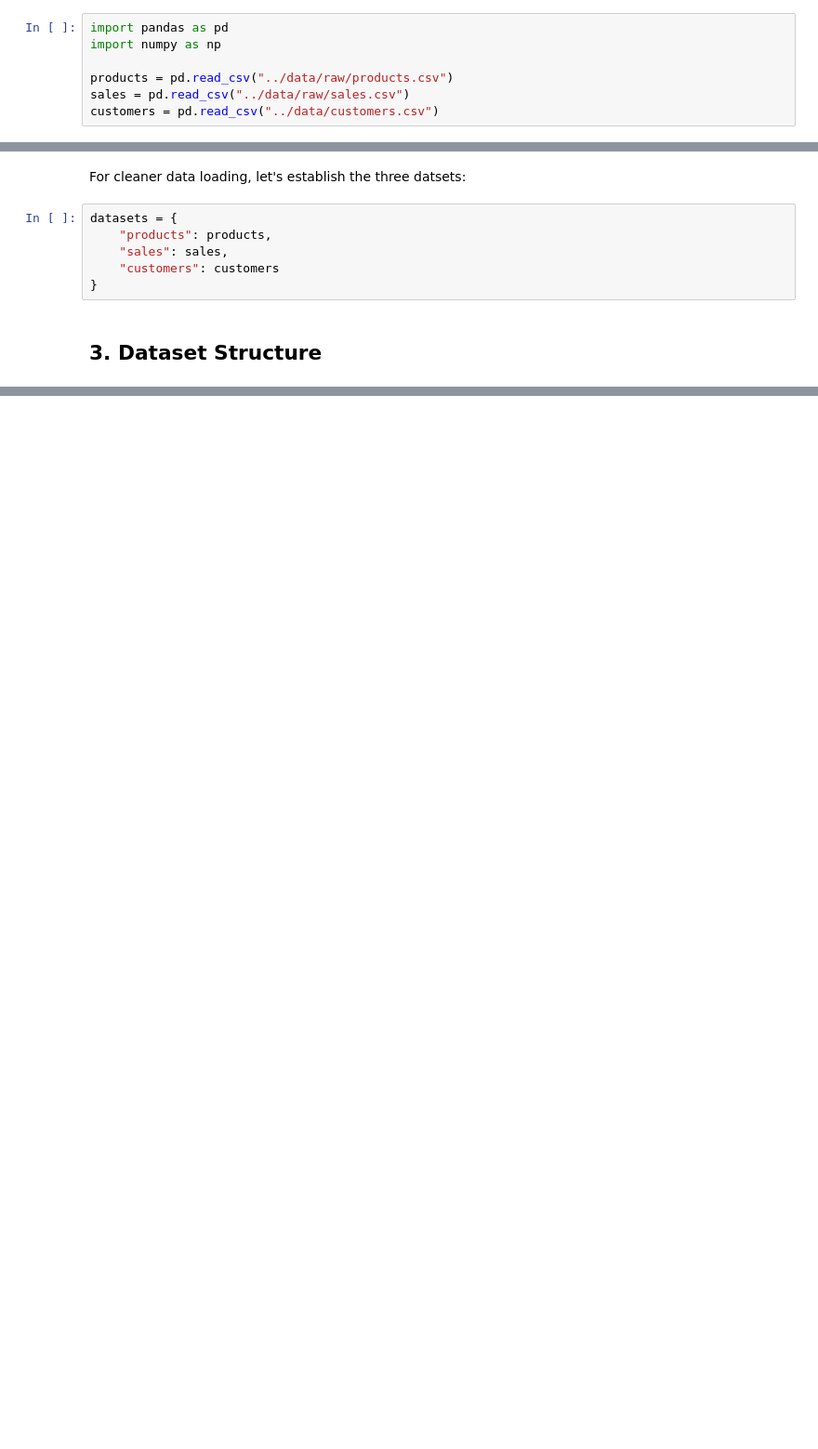
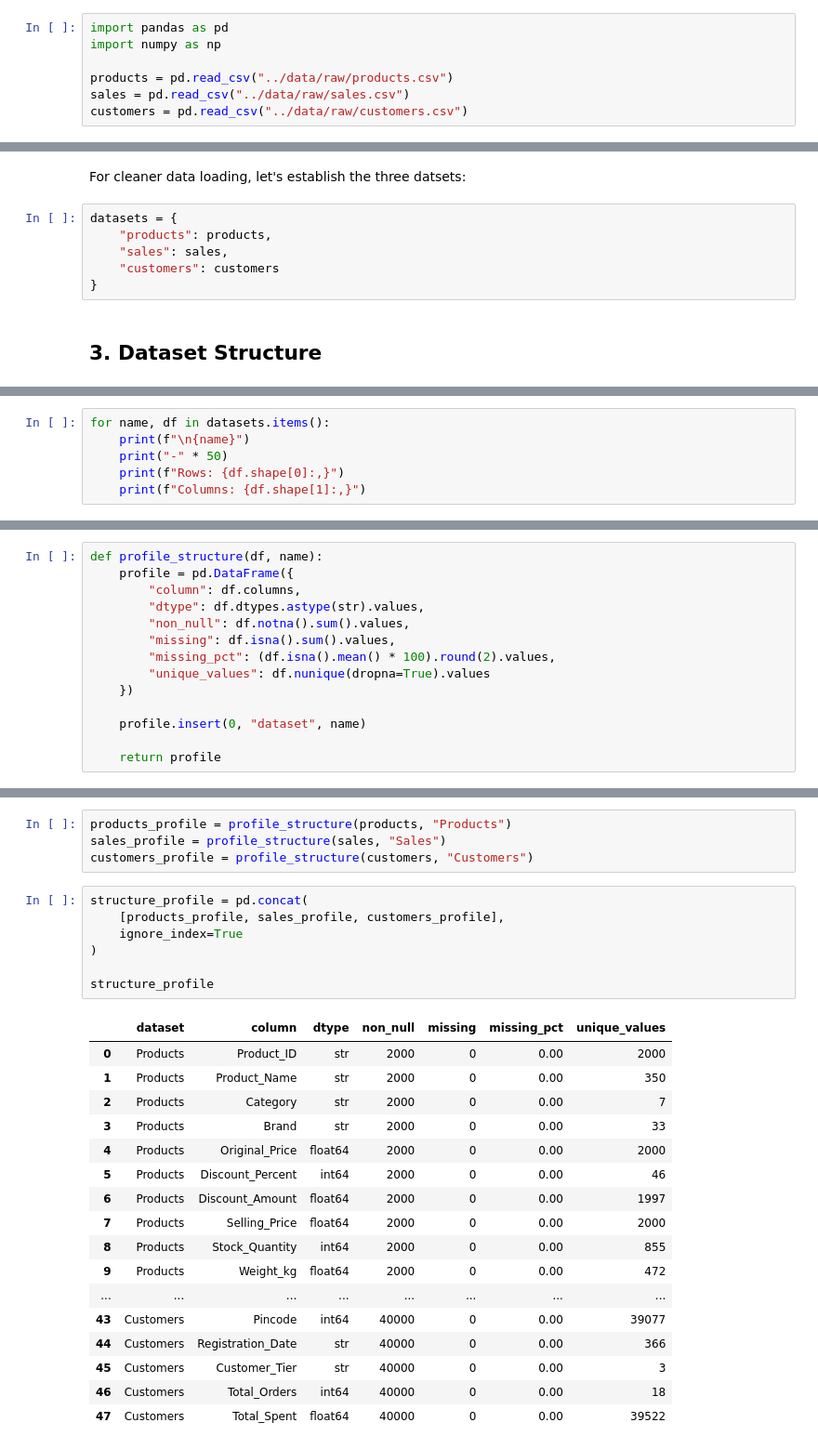
Before and after one commit to Vin-Okumu/e-commerce-sales-analytics, a Jupyter notebook: Analysis/01_data_profiling.ipynb, the cells around one changed output, grey strips where cells are left out. Shown at 93% size. Cells and saved outputs as stored; diff of their text form; blank space fills up the shorter version.

Commit message:
Updated data profiling notebook

```diff
--- a/Analysis/01_data_profiling.ipynb
+++ b/Analysis/01_data_profiling.ipynb
@@ -20,4 +20,4 @@ import numpy as np
 
 products = pd.read_csv("../data/raw/products.csv")
 sales = pd.read_csv("../data/raw/sales.csv")
-customers = pd.read_csv("../data/customers.csv")
+customers = pd.read_csv("../data/raw/customers.csv")
@@ -36,0 +45,6 @@ datasets = {
+# %%
+for name, df in datasets.items():
+    print(f"\n{name}")
+    print("-" * 50)
+    print(f"Rows: {df.shape[0]:,}")
+    print(f"Columns: {df.shape[1]:,}")
@@ -36,0 +79,14 @@ datasets = {
+# %%
+def profile_structure(df, name):
+    profile = pd.DataFrame({
+        "column": df.columns,
+        "dtype": df.dtypes.astype(str).values,
+        "non_null": df.notna().sum().values,
+        "missing": df.isna().sum().values,
+        "missing_pct": (df.isna().mean() * 100).round(2).values,
+        "unique_values": df.nunique(dropna=True).values
+    })
+
+    profile.insert(0, "dataset", name)
+
+    return profile
@@ -37,3 +95,32 @@ datasets = {
+# %%
+products_profile = profile_structure(products, "Products")
+sales_profile = profile_structure(sales, "Sales")
+customers_profile = profile_structure(customers, "Customers")
+# %%
+structure_profile = pd.concat(
+    [products_profile, sales_profile, customers_profile],
+    ignore_index=True
+)
+
+structure_profile
+# %% [output]
+|  | dataset | column | dtype | non_null | missing | missing_pct | unique_values |
+| 0 | Products | Product_ID | str | 2000 | 0 | 0.00 | 2000 |
+| 1 | Products | Product_Name | str | 2000 | 0 | 0.00 | 350 |
+| 2 | Products | Category | str | 2000 | 0 | 0.00 | 7 |
+| 3 | Products | Brand | str | 2000 | 0 | 0.00 | 33 |
+| 4 | Products | Original_Price | float64 | 2000 | 0 | 0.00 | 2000 |
+| 5 | Products | Discount_Percent | int64 | 2000 | 0 | 0.00 | 46 |
+| 6 | Products | Discount_Amount | float64 | 2000 | 0 | 0.00 | 1997 |
+| 7 | Products | Selling_Price | float64 | 2000 | 0 | 0.00 | 2000 |
+| 8 | Products | Stock_Quantity | int64 | 2000 | 0 | 0.00 | 855 |
+| 9 | Products | Weight_kg | float64 | 2000 | 0 | 0.00 | 472 |
+| ... | ... | ... | ... | ... | ... | ... | ... |
+| 43 | Customers | Pincode | int64 | 40000 | 0 | 0.00 | 39077 |
+| 44 | Customers | Registration_Date | str | 40000 | 0 | 0.00 | 366 |
+| 45 | Customers | Customer_Tier | str | 40000 | 0 | 0.00 | 3 |
+| 46 | Customers | Total_Orders | int64 | 40000 | 0 | 0.00 | 18 |
+| 47 | Customers | Total_Spent | float64 | 40000 | 0 | 0.00 | 39522 |
 # %% [markdown]
 
 ## 4. Data Types
```
Also changed, not shown: parts of 49 cells of this notebook.
